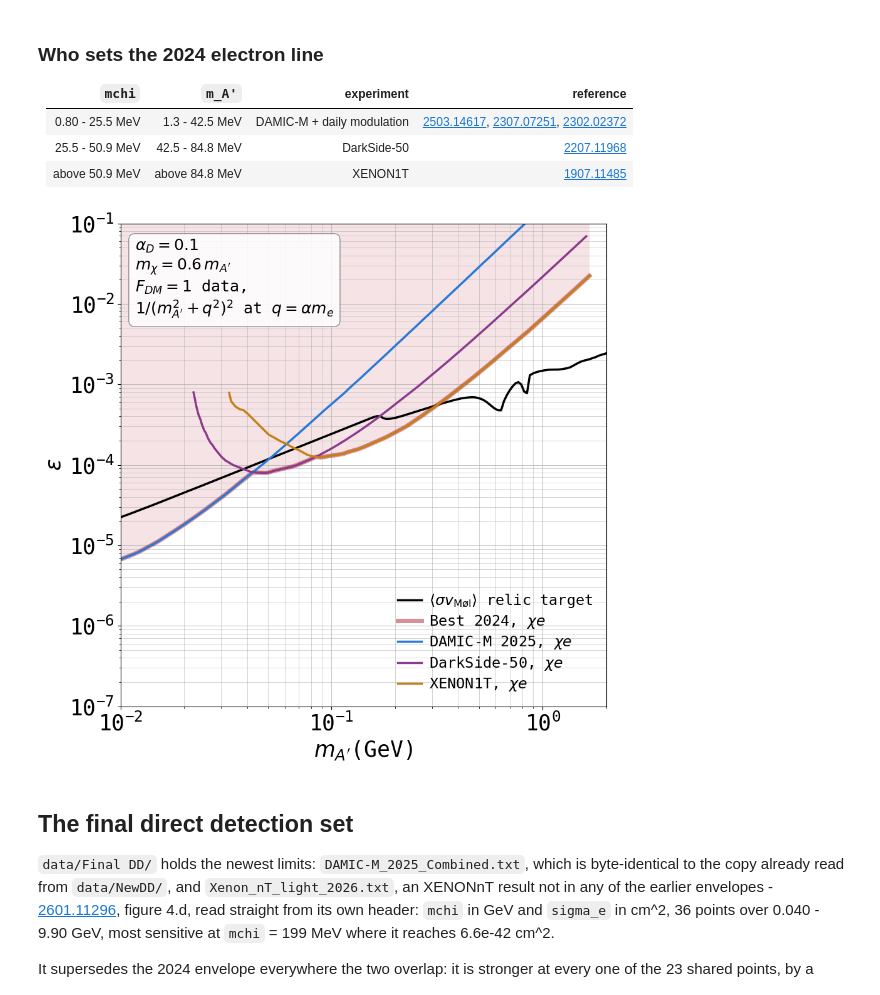
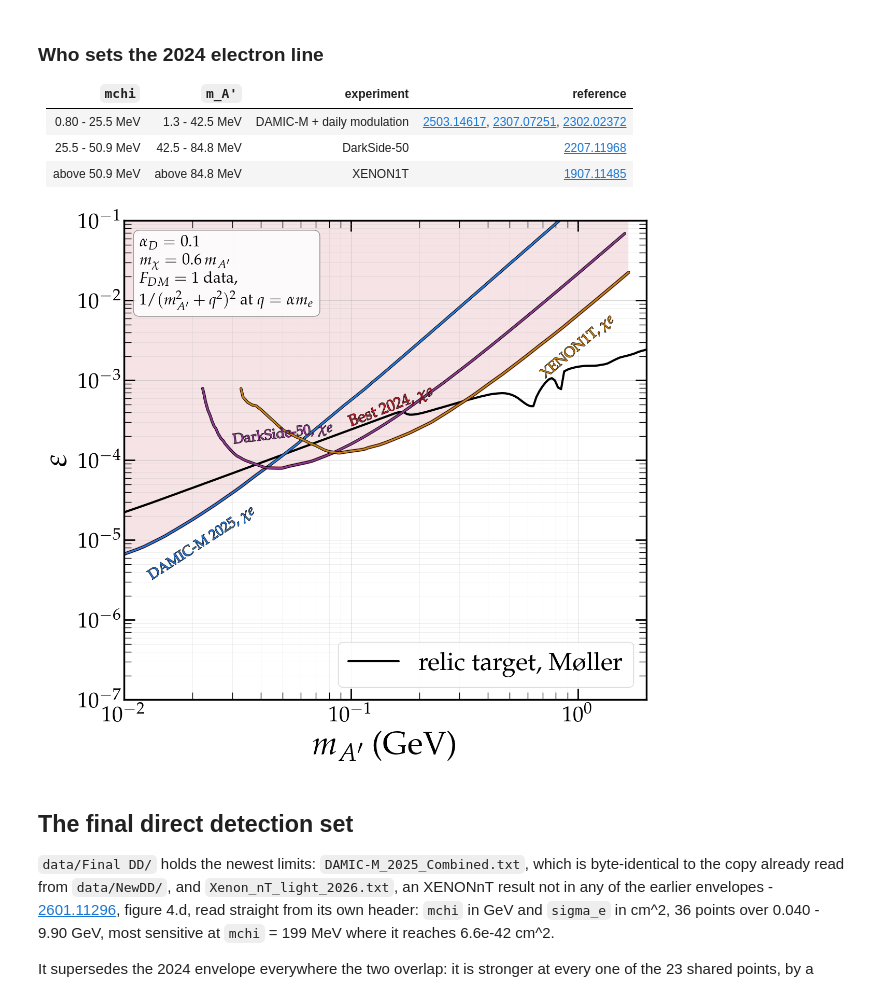
Before and after one commit to sgogoeg/bcgs_internship, a Jupyter notebook: Code/Direct_detection.ipynb, the cells around one changed output. Saved outputs shown, nothing was run; the diff lists cells and outputs as text; code cells hidden in the pictures.

```diff
--- a/Code/Direct_detection.ipynb
+++ b/Code/Direct_detection.ipynb
@@ -1019,96 +700,63 @@ plt.show()
 # %%
 ### The same line taken apart into the four experiments it is the minimum
 ### of, with everything that is not part of the decomposition dropped: the
 ### accelerator family, Kling's contour and the Migdal search are all still
 ### there, they just say nothing about which electron experiment sets which
 ### stretch of the line.
 
 ## Creating a plot:
 
-fig, ax = plt.subplots(figsize=(10, 10))
+fig, ax = plt.subplots()
 
-ax.set_xlabel(r"$m_{A'}$(GeV)")
-ax.set_ylabel(r"$\epsilon$")
+SetupAxes(ax)
 
-## Log Axis
-ax.set_xscale('log')
-ax.set_yscale('log')
-
-## Major grid:
-ax.grid(True, which='major', linestyle='-', linewidth=0.75, alpha=0.75)
-
-## Minor ticks and grid:
-ax.minorticks_on()
-ax.grid(True, which='minor', linestyle='-', linewidth=0.5, alpha=0.75)
-
-ax.set_axisbelow(True) # Ensure grid is below data
-
-ax.plot(ma_relic_w, eps_relic_w, color = 'black', linewidth = 2.5,
-        label = r"$\left\langle \sigma v_{\rm M\o l} \right\rangle$ relic target")
+ax.plot(ma_relic_w, eps_relic_w, color = C_RELIC,
+        label = r"relic target, M\o ller")
 
 # The envelope of the cell above, for the components to be read against.
-# Filled, because as a line alone it is hidden under the components that
-# reproduce it: the shading is what makes its extent readable.
-ax.plot(mlims_all_e, eplims_all_e, color = '#b3202c', linewidth = 5.0,
-        alpha = 0.5, label = r"Best 2024, $\chi e$")
-
-ax.fill_between(mlims_all_e, eplims_all_e, 1,
-                color = '#b3202c', alpha = 0.12, linewidth = 0, zorder = 0)
+# Filled and drawn thick, because as a line alone it is hidden under the
+# components that reproduce it.
+PlotConstraint(ax, mlims_all_e, eplims_all_e, edgecolor = C_BEST, lw = 5.0,
+               edgealpha = 0.5, facealpha = 0.12, fill_zorder = 0,
+               path_effects = None, label = r"Best 2024, $\chi e$",
+               label_pos = [0.15, 4.6e-4], rotation = 21, ha = 'center', va = 'center')
 
 # The three experiments that set it over the range plotted here: DAMIC-M to
 # mchi = 25.5 MeV, DarkSide-50 to 50.9 MeV and XENON1T above. Where a curve
-# lies on the red line, that experiment is the one setting the limit.
+# lies on the red line, that experiment is the one setting the limit. Drawn
+# unfilled: three overlapping shaded regions would hide the envelope they are
+# being read against.
 decomposition_colors = {"DAMIC-M 2025": '#2a78d6',
                         "DarkSide-50": '#8c3a8c',
                         "XENON1T": '#c47f17'}
 
+# Where each component is labelled, and at what angle: placed by hand where
+# the curve is clear of the other two.
+decomposition_label_pos = {"DAMIC-M 2025": ([0.022, 9.0e-6], 33),
+                          "DarkSide-50": ([0.05, 2.1e-4], 7),
+                          "XENON1T": ([1.0, 2.6e-3], 40)}
+
 for _name, (_m, _e) in decomposition.items():
-    ax.plot(_m, _e, color = decomposition_colors[_name], linewidth = 2.5,
-            label = rf"{_name}, $\chi e$")
+    _pos, _rot = decomposition_label_pos[_name]
 
-ax.text(0.03, 0.97,
-        "\n".join([r"$\alpha_D = %g$" % alphaD,
-                   r"$m_\chi = %g\, m_{A'}$" % mchi_over_ma,
-                   r"$F_{DM} = 1$ data,",
-                   r"$1/(m_{A'}^2 + q^2)^2$ at $q = \alpha m_e$"]),
-        transform = ax.transAxes, va = 'top', ha = 'left', fontsize = 18,
-        bbox = dict(boxstyle = 'round,pad=0.4', facecolor = 'white',
-                    edgecolor = '#7e7e7e', alpha = 0.85))
+    PlotConstraint(ax, _m, _e, edgecolor = decomposition_colors[_name],
+                   filled = False, label = rf"{_name}, $\chi e$",
+                   label_pos = _pos, rotation = _rot, ha = 'center', va = 'center',
+                   fontsize = 20)
 
-## Setting a costumised legend:
-handles, labels = ax.get_legend_handles_labels() # get all legend items
-desired_order = range(len(handles))  # change the order of legend elements
+ParamBox(ax, [r"$\alpha_D = %g$" % alphaD,
+              r"$m_\chi = %g\, m_{A'}$" % mchi_over_ma,
+              r"$F_{DM} = 1$ data,",
+              r"$1/(m_{A'}^2 + q^2)^2$ at $q = \alpha m_e$"])
 
-ax.legend(
-    [handles[i] for i in desired_order],
-    [labels[i] for i in desired_order],
-    loc = 'lower right',           # the lower right of the axes is empty
-    ncol = 1,                      # stacked, to keep it narrow
-    fontsize = 17,
-    labelspacing = 0.3,
-    handlelength = 1.6,
-    handletextpad = 0.5,
-    borderpad = 0.4,
-    frameon = False                # removes legend border
-)
-
-# Define how much to zoom out from the data plotting range (cm):
-x_min = 1e-2
-x_max = 2e0
-
-y_min = 1e-7
-y_max = 1e-1
-
-# Set the new plotting limits explicitly
-ax.set_xbound(x_min, x_max)
-ax.set_ybound(y_min, y_max)
+ax.legend(loc = 'lower right')
 
 # Save and show the figure:
-plt.savefig("figures/relic_abundance_newDD_decomposition.pdf",
-            bbox_inches='tight')
+#plt.savefig("figures/relic_abundance_newDD_decomposition.pdf",
+            #bbox_inches='tight')
 plt.show()
 # %% [output]
-[figure, old version]
+[figure, new version]
 # %% [markdown]
 ## The final direct detection set
 
```
Also changed, not shown: parts of 20 cells of this notebook, 24 other files.
